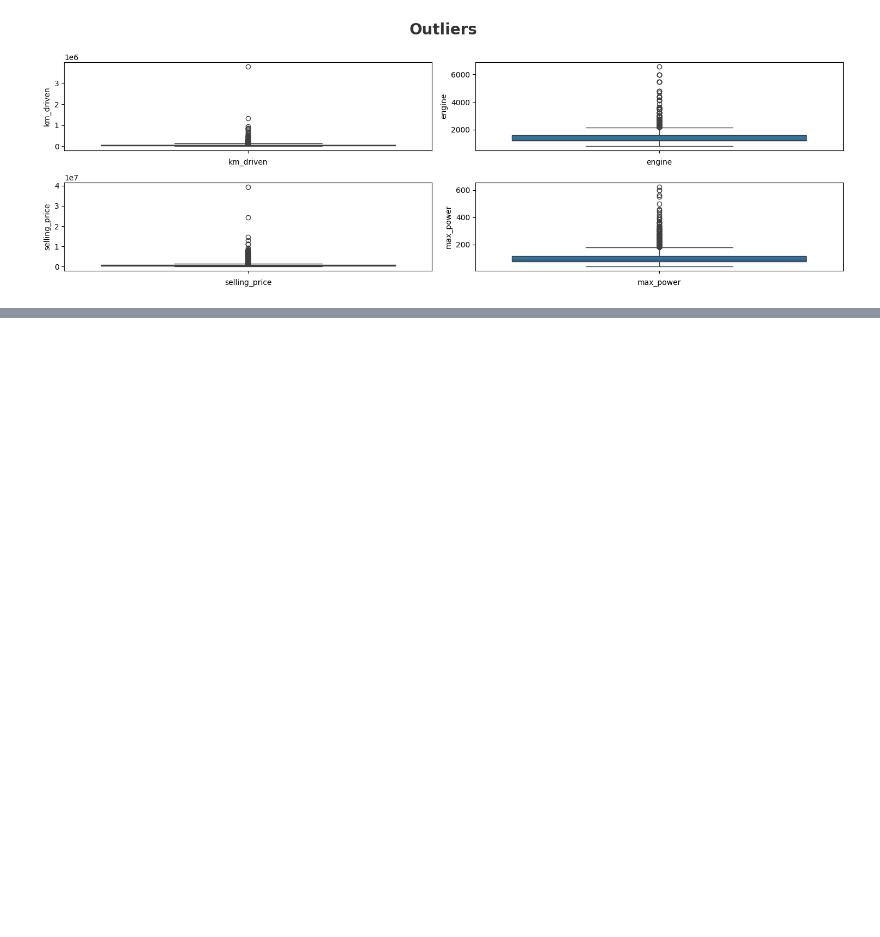
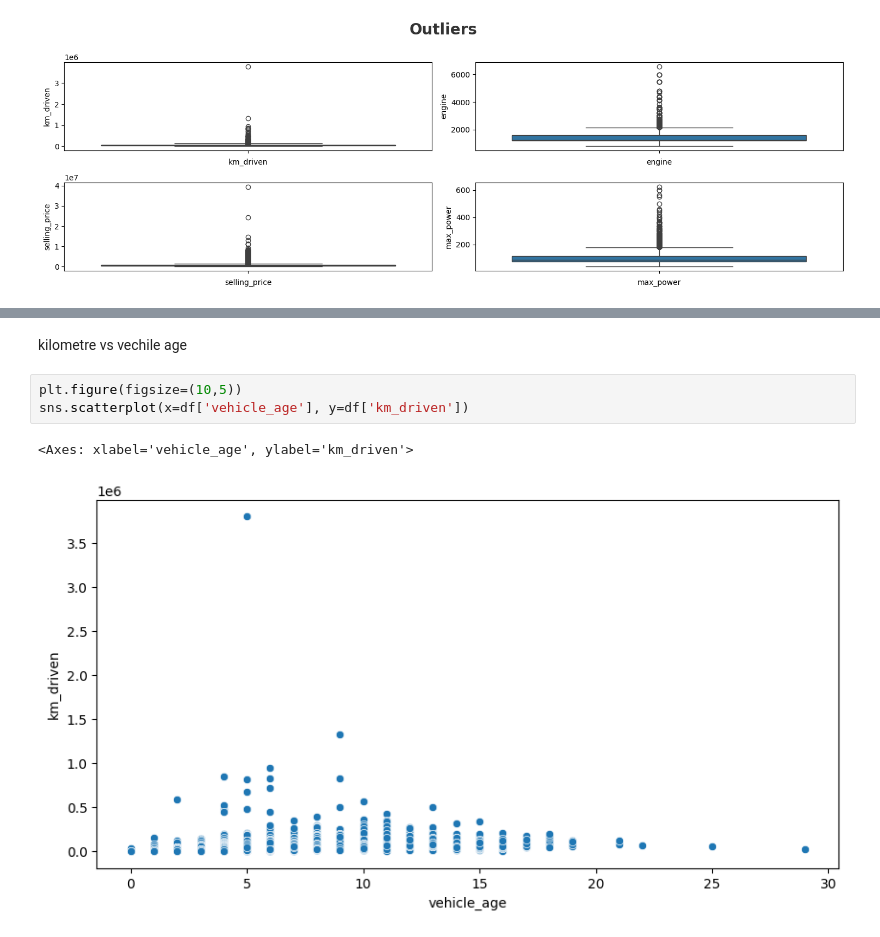
Before and after one commit to devansh6900/carpricepredictor, a Jupyter notebook: main.ipynb, the cells around one changed output, grey strips where cells are left out. Cells and saved outputs as stored; diff of their text form; blank space fills up the shorter version.

```diff
--- a/main.ipynb
+++ b/main.ipynb
@@ -451,0 +648,8 @@ for i in range(len(outliers)):
+# %% [markdown]
+kilometre vs vechile age
+# %%
+plt.figure(figsize=(10,5))
+sns.scatterplot(x=df['vehicle_age'], y=df['km_driven'])
+# %% [output]
+<Axes: xlabel='vehicle_age', ylabel='km_driven'>
+[figure, added]
```
Also changed, not shown: parts of 59 cells of this notebook.
